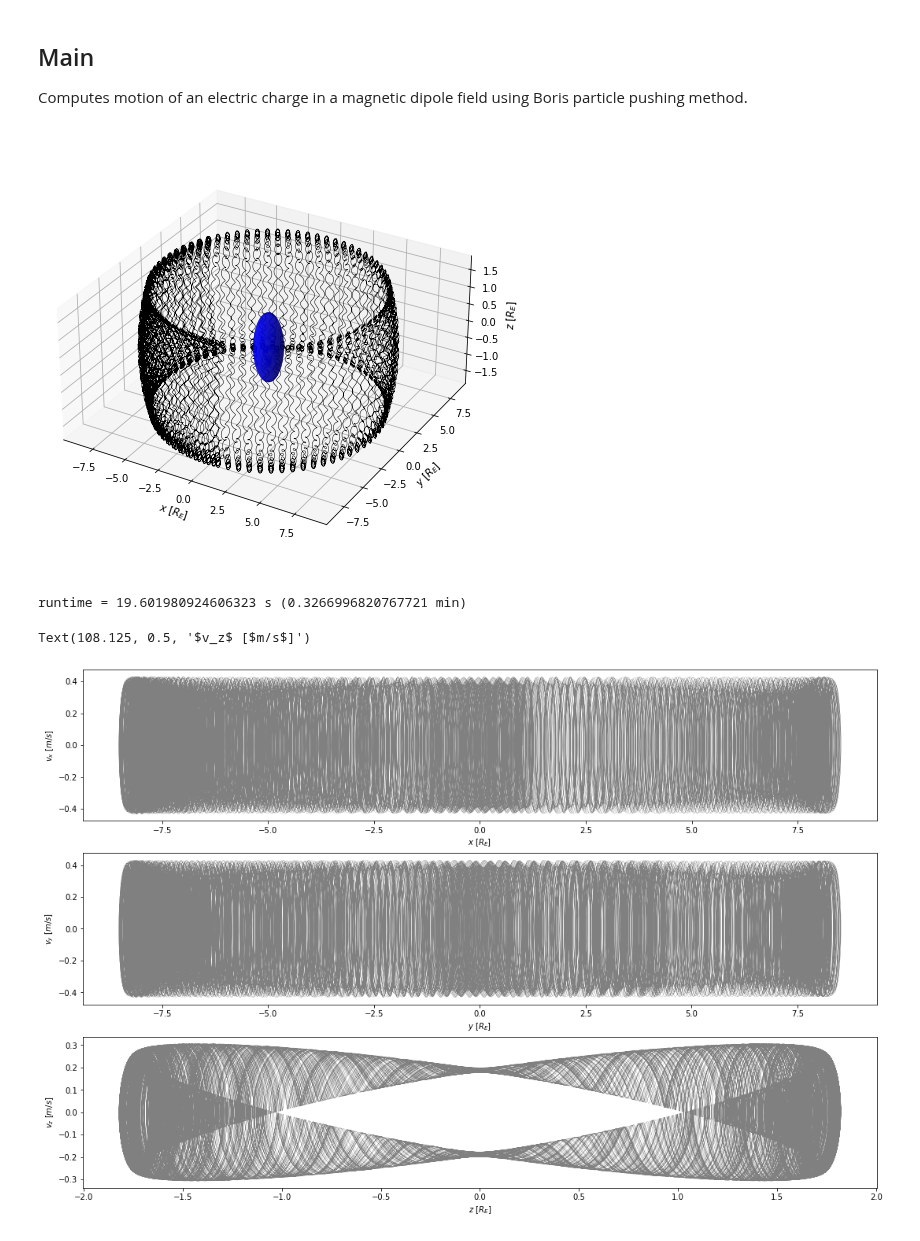
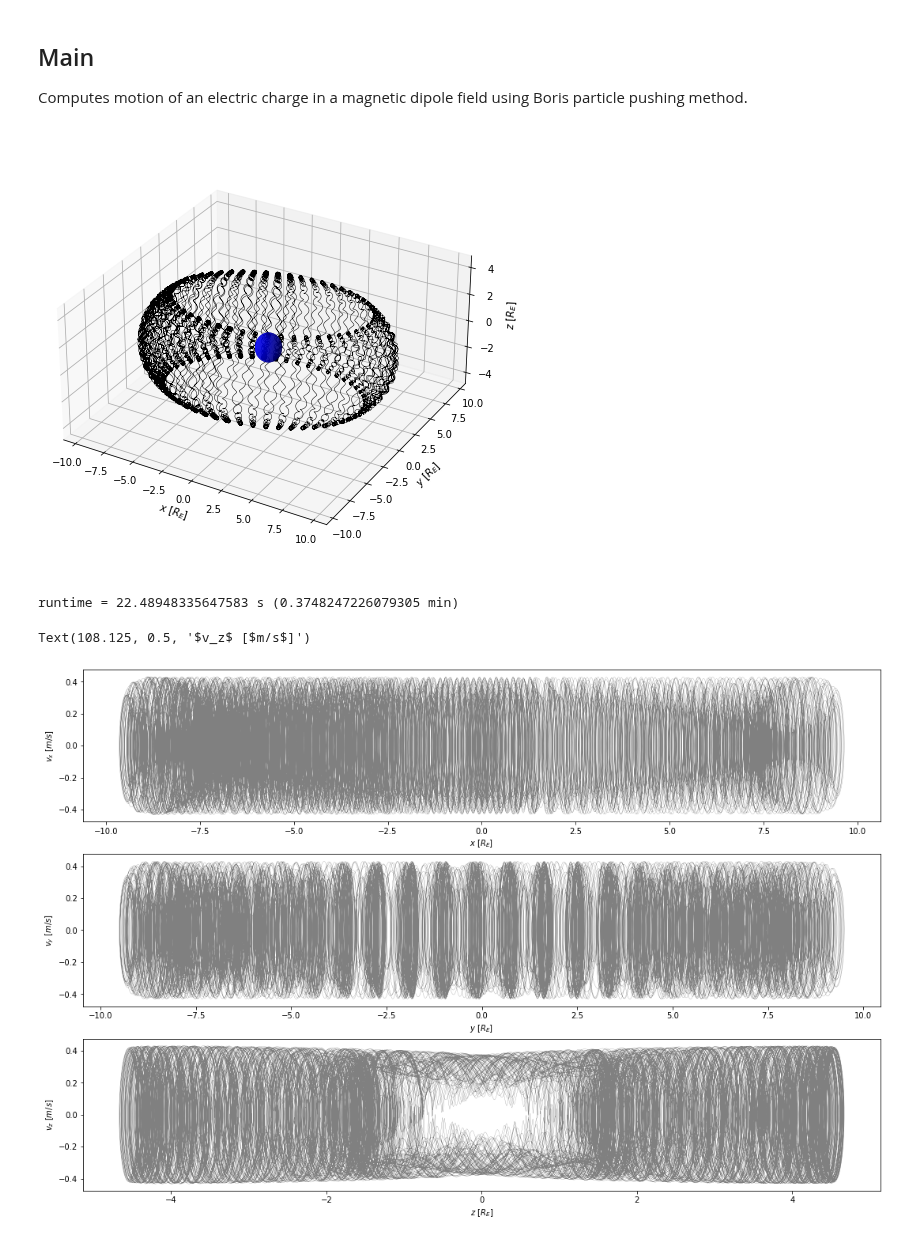
Before and after one commit to argallmr/imef, a Jupyter notebook: particle-tracing/boris-tracing/Charged Particle Motion in Earth Dipole Field.ipynb, the cells around one changed output. Cells and saved outputs as stored; diff of their text form; code cells hidden in the pictures.

```diff
--- a/particle-tracing/boris-tracing/Charged Particle Motion in Earth Dipole Field.ipynb
+++ b/particle-tracing/boris-tracing/Charged Particle Motion in Earth Dipole Field.ipynb
@@ -40,16 +40,19 @@ The working model, using the dipole field in terms of magnetic dipole moment $|\
 
 $$\vec{B}=\frac{\mu_{0}}{4 \pi r^{3}}[3(\vec{m} \cdot \hat{r}) \hat{r}-\vec{m}]$$
 # %%
-phi = np.radians(11.7)                                  # tilt of magnetic axis [rad]
-mu = -7.94e22*np.array([.0, np.sin(phi), np.cos(phi)])  # magnetic moment of earth [A*m^2]
-M0 = 1.0e-7                                             # mu_0/4*PI
-RE = 6371000                                            # radius of earth [m]
 
-def B(R, mu):
-    r = R*RE
+def B(r):
+
+    phi = np.radians(11.7)                                  # tilt of magnetic axis [rad]
+    mu = -7.94e22*np.array([.0, np.sin(phi), np.cos(phi)])  # magnetic moment of earth [A*m^2]
+    M0 = 1.0e-7                                             # mu_0/4*PI
+    RE = 6371000                                            # radius of earth [m]
+
+    r = r*RE
     rmag = np.sqrt(np.dot(r, r))
-    Bfield = M0*(3.*r*np.dot(mu,r)/(rmag**5)-mu/(rmag**3))
-    return Bfield
+
+    Bdip = M0*(3.*r*np.dot(mu,r)/(rmag**5)-mu/(rmag**3))
+    return Bdip
 # %% [markdown]
 ### 3D Dipole 2 - mine
 
@@ -124,8 +132,8 @@ for i in range(0, steps-1):
 
         tdat[i] = i*dt
 
-        #B0 = B(r, mu)
-        B0 = Bdip(r) # my version
+        B0 = B(r)
+        #B0 = Bdip(r) # my version
 
         E = 0
         c0 = (dt*q*B0)/(2*m)
@@ -146,35 +154,35 @@ for i in range(0, steps-1):
 
         # append to data arrays
         vdat[i+1] = vnew
         rdat[i+1] = rnew
 
 
 fig = plt.figure(figsize=(8, 8))
 ax = plt.axes(projection='3d')
 
 # plot dipole field data
 ax.plot3D(rdat[:,0],rdat[:,1],rdat[:,2],'k',linewidth=0.5)
 
 # plot 3D earth
 earth3D(1)
 
 # plot attributes
 ax.set_box_aspect([1,1,.5])
 ax.set_xlabel("$x$ [$R_E$]")
 ax.set_ylabel("$y$ [$R_E$]")
 ax.set_zlabel("$z$ [$R_E$]")
 
 plt.show()
 
 # end time
 time_end = time.time()
 
 # print runtime
 runtime = time_end - time_start
 print(f"runtime = {runtime} s ({runtime/60} min)")
 # %% [output]
-[figure, old version]
+[figure, new version]
-runtime = 19.601980924606323 s (0.3266996820767721 min)
+runtime = 22.48948335647583 s (0.3748247226079305 min)
 # %%
 fig, (ax1, ax2, ax3) = plt.subplots(3, figsize=(15, 10))
 plt.tight_layout(pad=2.)
@@ -194,4 +202,4 @@ ax3.set_xlabel("$z$ [$R_E$]")
 ax3.set_ylabel("$v_z$ [$m/s$]")
 # %% [output]
 Text(108.125, 0.5, '$v_z$ [$m/s$]')
-[figure, old version]
+[figure, new version]
```
Also changed, not shown: parts of 4 cells of this notebook.
